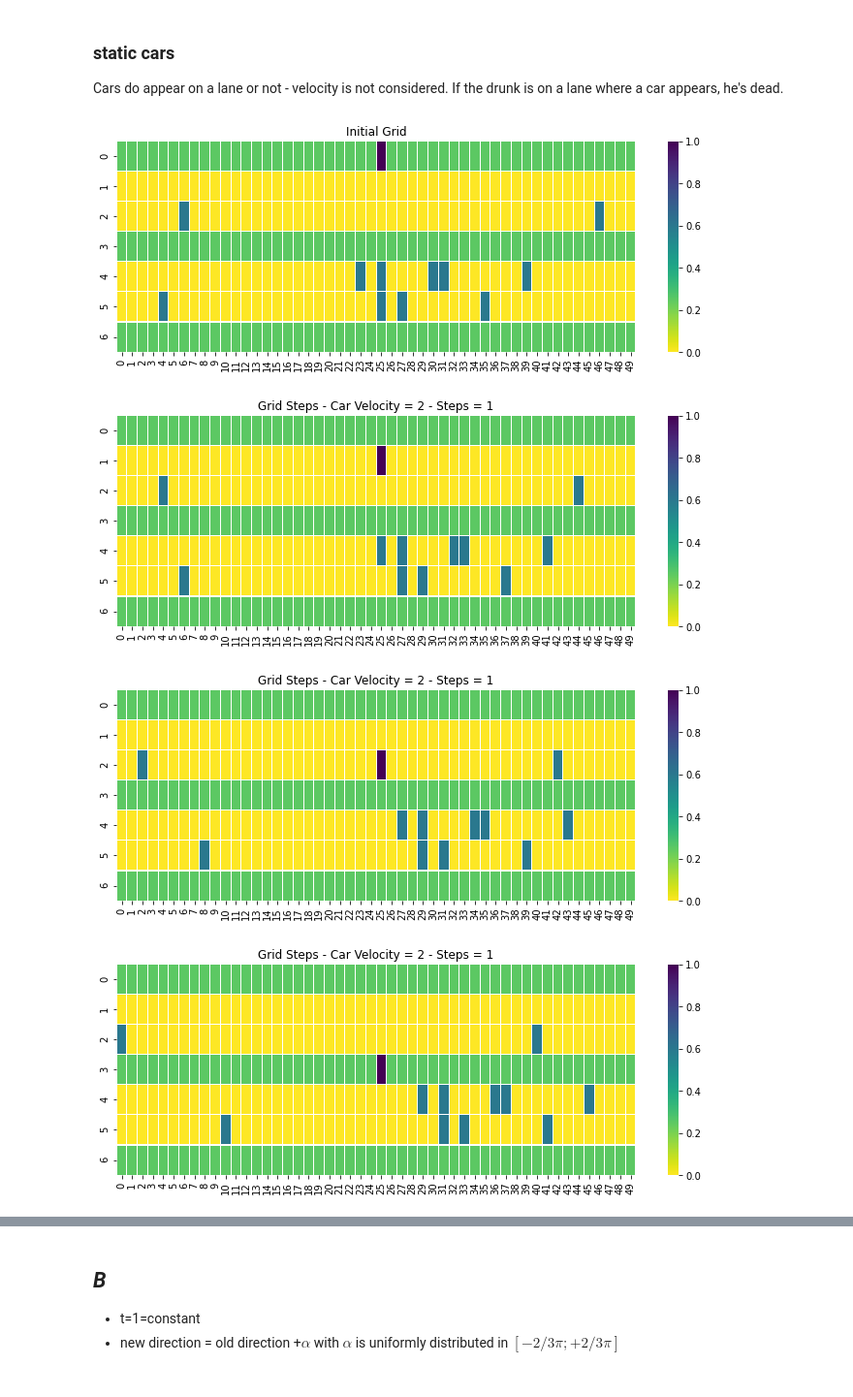
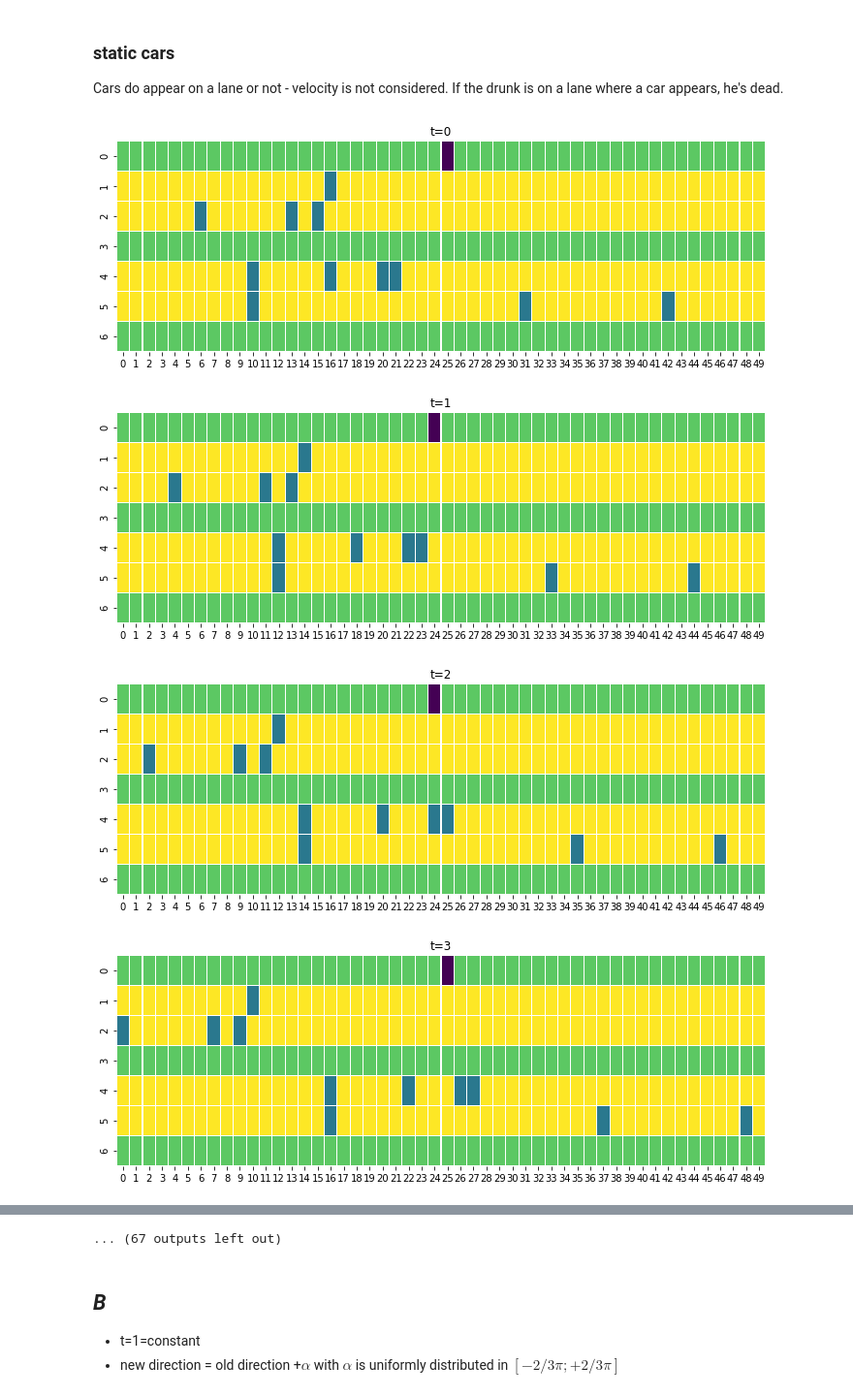
Before and after one commit to oStritze/modsim, a Jupyter notebook: src/way_home.ipynb, the cells around one changed output, grey strips where cells are left out. Shown at 97% size. Saved outputs shown, nothing was run; the diff lists cells and outputs as text; code cells hidden in the pictures.

Commit message:
MOD plot export & mass simulation vizs

```diff
--- a/src/way_home.ipynb
+++ b/src/way_home.ipynb
@@ -80,8 +80,9 @@ def model_step(grid, sideways=[0,3,6],
                t_constant=True,
                drunk_velocity=1, drunk_direction=180,
                car_intensity=0.05, car_velocity=2,
-               plot_progress=True,
-               movement_type=calc_direction_a):
+               plot_progress=False,
+               movement_type=calc_direction_a,
+               save_plot_progress=False):
     """
         drunk_direction --  0 -> north
                             90 -> east
@@ -173,25 +174,47 @@ def model_step(grid, sideways=[0,3,6],
         plt.title("Old")
         """
         plt.figure(figsize=(12,4))
-        sns.heatmap(new_grid, cmap="viridis_r", linewidths=.05, vmin=0, vmax=1)
+        heatmap = sns.heatmap(new_grid, cmap="viridis_r", linewidths=.05, vmin=0, vmax=1)
         plt.title("Grid Steps - Car Velocity = {} - Steps = {} - Movement = {}".format(car_velocity, nr_of_steps, direction_coords))
+        #heatmap.show()
+
+        if save_plot_progress:
+            fig = heatmap.get_figure()
+            fig.savefig('step_{}.png'.format(nr_of_steps))
+
 
     return new_grid, new_direction, hit, finished
+# %%
+def plot(grid, time, title=None, save=False, save_path='../saved/',show_cbar=True):
+    if not title:
+        title = 't={}'.format(time)
+    if not time:
+        time = 'None'
+    if save:
+        show_cbar = False
+
+    plt.figure(figsize=(12,4))
+    heatmap = sns.heatmap(grid, cmap="viridis_r", linewidths=.05, vmin=0, vmax=1, cbar=show_cbar)
+    plt.title(title)
+
+    if save:
+        fig = heatmap.get_figure()
+        fig.savefig('{}{}.png'.format(save_path,title))
 # %%
 car_int = 0.05
-grid, sideways = create_grid(street_lanes, street_length, car_int)
-plt.figure(figsize=(12,4))
-p = sns.heatmap(grid, cmap="viridis_r", linewidths=.05, vmin=0, vmax=1)
-plt.title("Initial Grid")
-
 hit = False
 fin = False
-new_dir=180
+new_dir = 180
+time = 0
+grid, sideways = create_grid(street_lanes, street_length, car_int)
+plot(grid, time, save=True)
+
 while hit != True and fin != True:
-    #print(new_dir)
+    time += 1
     grid, new_dir, hit, fin = model_step(grid, sideways, drunk_direction=new_dir, car_intensity=car_int)
+    plot(grid, time, save=True)
 # %% [output]
-[figure, old version]
+[figure, new version]
-[figure, old version]
+[figure, new version]
-[figure, old version]
+[figure, new version]
-[figure, old version]
+[figure, new version]
@@ -205,3 +229,4 @@ while hit != True and fin != True:
+... (67 outputs left out)
 # %% [markdown]
 ## _B_
 - t=1=constant
```
Also changed, not shown: parts of 10 cells of this notebook.
